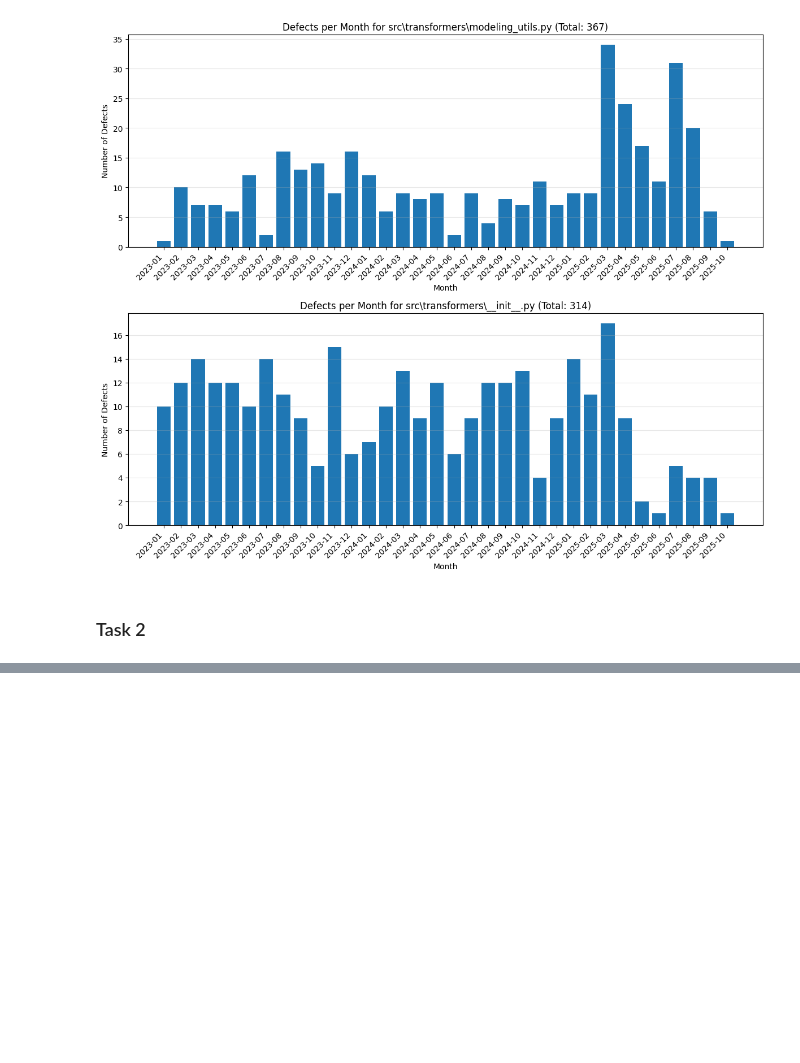
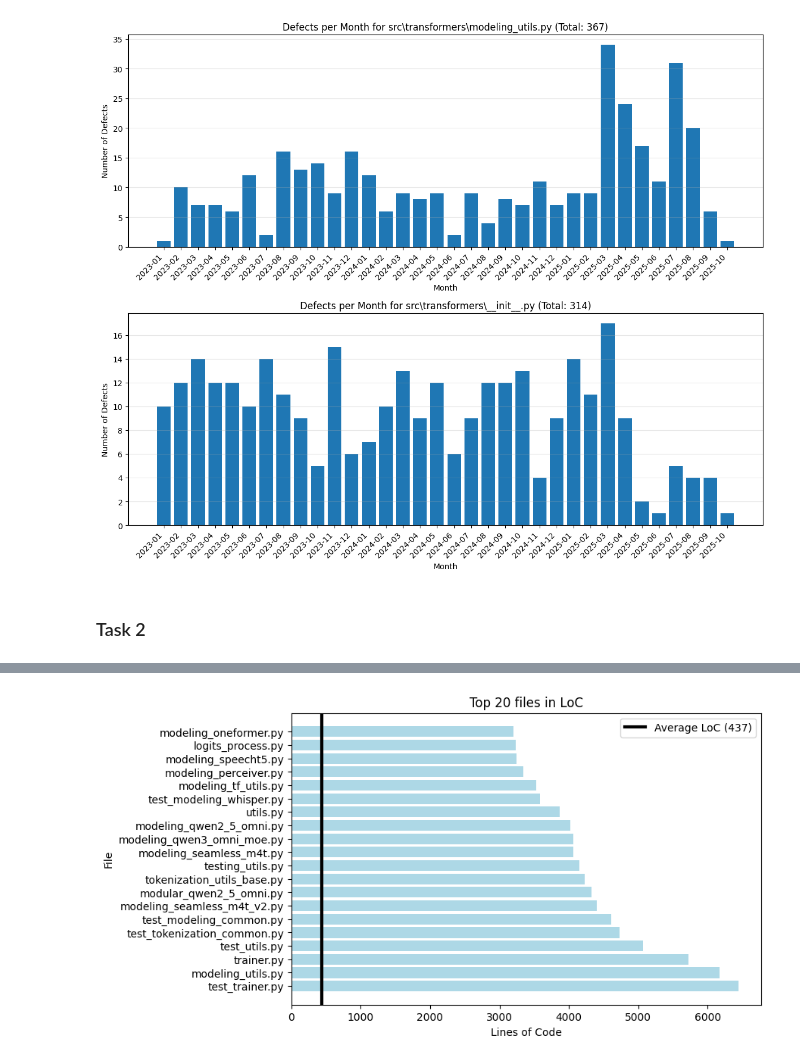
Before and after one commit to Colbae/SoSy-assignement-part-1, a Jupyter notebook: fss_se_assignment.ipynb, the cells around one changed output, grey strips where cells are left out. Drawn from its saved outputs; the diff is of its cells as text; code cells hidden in the pictures; blank space fills up the shorter version.

```diff
--- a/fss_se_assignment.ipynb
+++ b/fss_se_assignment.ipynb
@@ -129,0 +202,15 @@ Finished processing.
+# %%
+top20 = df.sort_values("LoC", ascending=False).head(20)
+average_cc = df["LoC"].mean()
+
+plt.figure(figsize=(8, 5))
+plt.barh(top20["file_name"],top20["LoC"],color="lightblue",)
+plt.axvline(average_cc,color="black",linewidth=3,label=f"Average LoC ({average_cc:.0f})")
+
+plt.xlabel("Lines of Code")
+plt.ylabel("File")
+plt.title("Top 20 files in LoC")
+plt.legend()
+plt.show()
+# %% [output]
+[figure, added]
```
Also changed, not shown: parts of 6 cells of this notebook, 4 other files.
